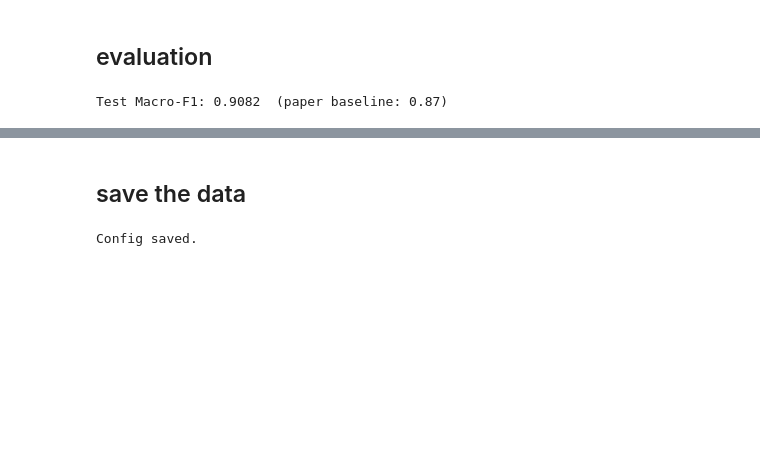
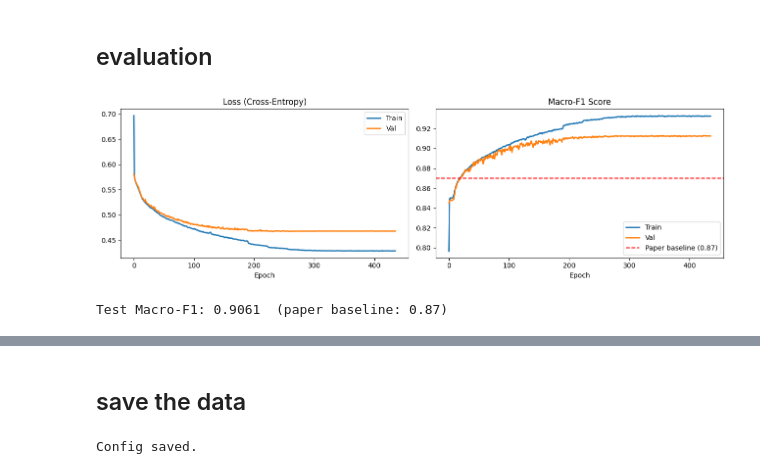
Before and after one commit to MomoSalter/microsoft_security_incident_prediction, a Jupyter notebook: model_training.ipynb, the cells around one changed output, grey strips where cells are left out. Drawn from its saved outputs; the diff is of its cells as text; code cells hidden in the pictures; blank space fills up the shorter version.

```diff
--- a/model_training.ipynb
+++ b/model_training.ipynb
@@ -182,16 +185,18 @@ scheduler = torch.optim.lr_scheduler.ReduceLROnPlateau(
 from sklearn.metrics import f1_score
 
 epochs = 1000
-patience = 80
+patience = 60
 
 best_f1 = 0.0
 patience_now = 0
-train_history = []
-validation_history = []
+history = {'train_loss': [], 'val_loss': [], 'train_f1': [], 'val_f1': []}
+
 
 for epoch in range(1, epochs+1):
     # train
     model.train()
+    all_preds = []
+    all_labels = []
     train_loss = 0
     for X_batch, y_batch in train_loader:
         X_batch = X_batch.to(device)
@@ -204,9 +209,15 @@ for epoch in range(1, epochs+1):
         torch.nn.utils.clip_grad_norm_(model.parameters(), 1.0)
         optimizer.step()
 
+        pred_out = pred.argmax(dim=1).cpu().numpy()
+        all_preds.extend(pred_out)
+        all_labels.extend(y_batch.cpu().numpy())
         train_loss += loss.item() * len(y_batch)
+
     train_loss /= len(train_dataset)
-    train_history.append(train_loss)
+    training_f1_score = f1_score(all_labels, all_preds, average="macro")
+    history['train_loss'].append(train_loss)
+    history['train_f1'].append(training_f1_score)
 
     # validate
     model.eval()
@@ -222,11 +233,16 @@ for epoch in range(1, epochs+1):
             validation_loss += loss.item() * len(y_batch)
             pred_out = pred.argmax(dim=1).cpu().numpy()
             all_preds.extend(pred_out)
+
     validation_loss /= len(validation_dataset)
     valildation_f1_score = f1_score(y_validation, all_preds, average="macro")
+    history['val_loss'].append(validation_loss)
+    history['val_f1'].append(valildation_f1_score)
+
+    print(f"Epoch {epoch:03d} | Train Loss: {train_loss:.4f} | Val Loss: {validation_loss:.4f} | train Macro-F1: {training_f1_score:.4f} | Val Macro-F1: {valildation_f1_score:.4f}")
+
+    # update the learning rate
     scheduler.step(valildation_f1_score)
-    validation_history.append(valildation_f1_score)
-    print(f"Epoch {epoch:03d} | Train Loss: {train_loss:.4f} | Val Loss: {validation_loss:.4f} | Val Macro-F1: {valildation_f1_score:.4f}")
 
     # early stopping
     if valildation_f1_score > best_f1:
@@ -263,18 +279,42 @@ Best Val Macro-F1: 0.9170
 # %% [markdown]
 ## evaluation
+# %%
+import matplotlib.pyplot as plt
+
+fig, (ax1, ax2) = plt.subplots(1, 2, figsize=(13, 4))
+ax1.plot(history['train_loss'], label='Train', linewidth=2)
+ax1.plot(history['val_loss'],   label='Val',   linewidth=2)
+ax1.set_title('Loss (Cross-Entropy)')
+ax1.set_xlabel('Epoch')
+ax1.legend()
+
+ax2.plot(history['train_f1'], label='Train', linewidth=2)
+ax2.plot(history['val_f1'],   label='Val',   linewidth=2)
+ax2.axhline(0.87, color='red', linestyle='--', label='Paper baseline (0.87)')
+ax2.set_title('Macro-F1 Score')
+ax2.set_xlabel('Epoch')
+ax2.legend()
+
+plt.tight_layout()
+plt.savefig('artifacts/training_curves.png', dpi=150)
+plt.show()
+# %% [output]
+[figure, added]
 # %%
 model.load_state_dict(torch.load('artifacts/best_model.pth', weights_only=True))
 model.eval()
 
-all_preds = []
+all_preds, all_labels, all_probs = [], [], []
 with torch.no_grad():
-    for X_batch, _ in test_loader:
+    for X_batch, y_batch in test_loader:
         X_batch = X_batch.to(device)
         logits = model(X_batch)
-        preds  = logits.argmax(dim=1).cpu().numpy()
-        all_preds.extend(preds)
+        probs = torch.softmax(logits, dim=1).cpu().numpy()
+        all_probs.extend(probs)
+        all_preds.extend(probs.argmax(axis=1))
+        all_labels.extend(y_batch.numpy())
 
 test_f1 = f1_score(y_test, all_preds, average='macro')
 print(f"Test Macro-F1: {test_f1:.4f}  (paper baseline: 0.87)")
 # %% [output]
-Test Macro-F1: 0.9082  (paper baseline: 0.87)
+Test Macro-F1: 0.9061  (paper baseline: 0.87)
```
Also changed, not shown: parts of 10 cells of this notebook, 8 other files.
